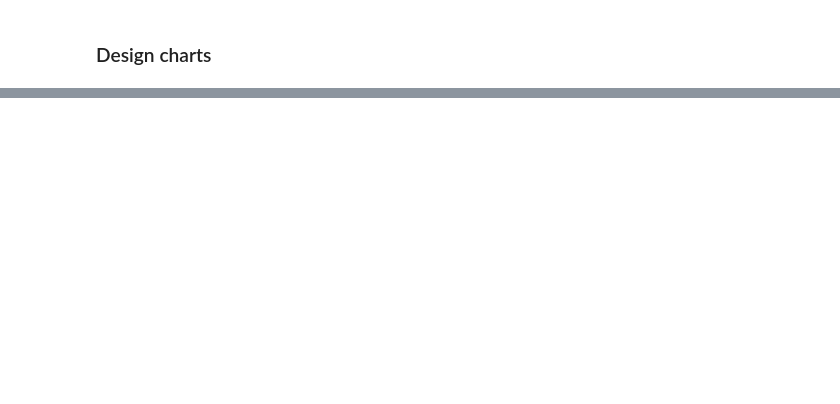
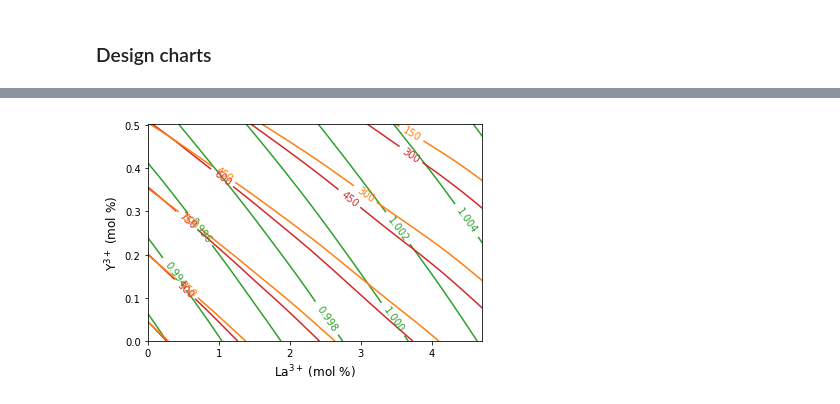
Before and after one commit to dskoda/smceramics, a Jupyter notebook: design_ternary.ipynb, the cells around one changed output, grey strips where cells are left out. Drawn from its saved outputs; the diff is of its cells as text; code cells hidden in the pictures; blank space fills up the shorter version.

```diff
--- a/design_ternary.ipynb
+++ b/design_ternary.ipynb
@@ -83,6 +117,8 @@ PATH = 'data/quaternary/'
 # %%
-for file in ['La_Y.csv']:
+def get_results_from_file(file):
     element1, element2 = file.strip('.csv').split('_')
     df = pd.read_csv(os.path.join(PATH, file)).dropna()
     X = features_from_df(df, element1, element2)
     results = get_cofactors(X, model)
+
+    return results
@@ -98,3 +131,13 @@ def fit_plane(results, element1, element2, output):
         return xy @ coef.reshape(-1, 1)
 
     return plane
+
+def get_grid_and_interpolate(results, element1, element2, output):
+    grid_x, grid_y = np.mgrid[0:results[element1].max():100j, 0:results[element2].max():100j]
+    z = griddata(
+        (results[element1].values, results[element2].values),
+        results[output].values,
+        (grid_x, grid_y),
+        method='cubic'
+    )
+    return grid_x, grid_y, z
@@ -144,0 +201,43 @@ plt.show()
+# %%
+fig, ax = plt.subplots()
+
+results = get_results_from_file('La_Y.csv')
+grid_x, grid_y, L = get_grid_and_interpolate(results, 'La', 'Y', 'B_lambda')
+_, _, T = get_grid_and_interpolate(results, 'La', 'Y', 'T')
+_, _, Ms = get_grid_and_interpolate(results, 'La', 'Y', 'Ms')
+
+grid_x *= 100
+grid_y *= 100
+
+CS = ax.contour(
+    grid_x, grid_y, L,
+    extent=(grid_x.min(), grid_x.max(), grid_y.min(), grid_y.max()),
+    colors=COLOR_LABEL['B_lambda'],
+)
+
+ax.clabel(CS, CS.levels, inline=True, fontsize=10)
+
+CS2 = ax.contour(
+    grid_x, grid_y, T,
+    extent=(grid_x.min(), grid_x.max(), grid_y.min(), grid_y.max()),
+    colors=COLOR_LABEL['T'],
+)
+ax.clabel(CS2, CS2.levels, fmt='%1.0f', inline=True, fontsize=10)
+
+CS3 = ax.contour(
+    grid_x, grid_y, Ms,
+    extent=(grid_x.min(), grid_x.max(), grid_y.min(), grid_y.max()),
+    colors=COLOR_LABEL['Ms'],
+)
+ax.clabel(CS3, CS3.levels, fmt='%1.0f', inline=True, fontsize=10)
+
+# set the limits of the plot to the limits of the data
+ax.axis([grid_x.min(), grid_x.max(), grid_y.min(), grid_y.max()])
+
+ax.set_xlabel('%s (mol %%)' % ELEMENT_STR[element1], fontsize=12)
+ax.set_ylabel('%s (mol %%)' % ELEMENT_STR[element2], fontsize=12)
+
+# ax.legend()
+plt.show()
+# %% [output]
+[figure, added]
```
Also changed, not shown: parts of 8 cells of this notebook, 2 other files.
